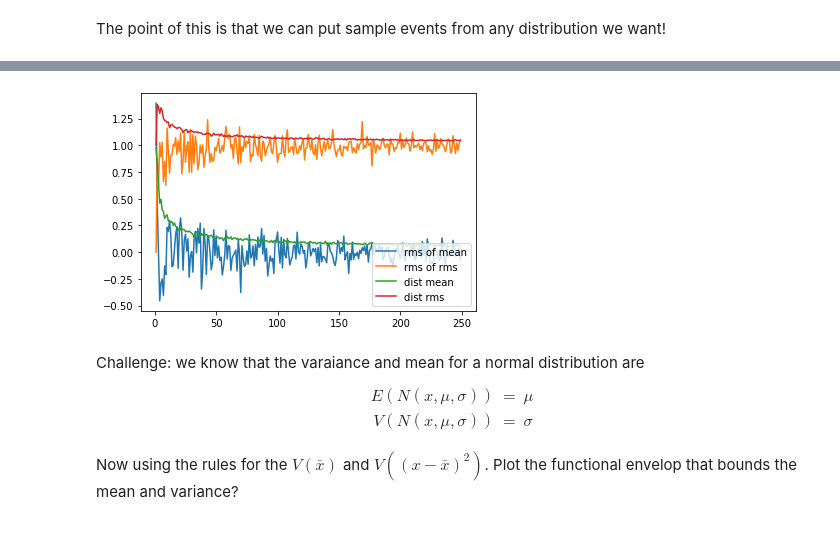
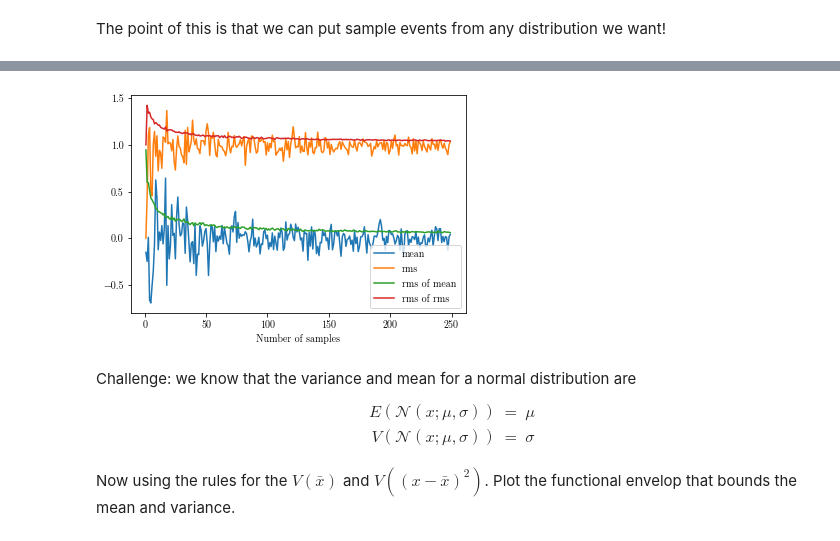
Before and after one commit to violatingcp/MIT_8.S50, a Jupyter notebook: Lecture1/Lecture_01_v1.ipynb, the cells around one changed output, grey strips where cells are left out. Drawn from its saved outputs; the diff is of its cells as text; code cells hidden in the pictures.

```diff
--- a/Lecture1/Lecture_01_v1.ipynb
+++ b/Lecture1/Lecture_01_v1.ipynb
@@ -463,9 +481,11 @@ To understand how this works, lets make some toys.
 <!--end-block-->
 # %%
 import math
-#define a function that samples a normal distribution N times and then returns mean and variance
+
+#define a function that samples a normal distribution N times and then returns mean and root mean-square rms
+#(also known as standard deviation, the square root of variance)
 def sample(iN):
-    sample  = np.random.normal (0,1,iN)
+    sample = np.random.normal(0,1,iN)
     return sample.mean(),sample.std()
 
 #This function runs 100 tests where we sample N times, we call these toys
@@ -473,48 +493,51 @@ def meansample(iN):
     ntoys=100
     allmeans=np.array([])
     allrmses=np.array([])
     for i0 in range(ntoys):
         pMean,pRMS=sample(iN)
         allmeans=np.append(allmeans,pMean)
         allrmses=np.append(allrmses,pRMS)
     return allmeans.std(),allrmses.std()
+
 nvar=[]
 mean=[]
 rms=[]
 
 distmean=[]
 distrms=[]
 
-funcrms=[]
-funcmean=[]
+# funcrms=[]
+# funcmean=[]
+
 #Now we iterate from 1 to 250 and compute mean and RMS
 for i0 in range(250):
     nvar.append(i0)
-    funcmean.append(1./math.sqrt(1+i0))
-    funcrms .append(1+1./math.sqrt(1+i0))
+#     funcmean.append(1./math.sqrt(1+i0))
+#     funcrms .append(1+1./math.sqrt(1+i0))
     #Sample just once
     pMean,pRMS=sample(i0)
     distmean.append(pMean)
     distrms.append(pRMS)
     #sample many times
     pMean,pRMS=meansample(i0)
     mean.append(pMean)
     rms.append(1+pRMS)
 
-#plt.plot(nvar,funcmean,'--',label='func rms of mean')
-#plt.plot(nvar,funcrms,'--',label='func rms of rms')
-plt.plot(nvar,distmean,label='rms of mean')
-plt.plot(nvar,distrms,label='rms of rms')
-plt.plot(nvar,mean,label='dist mean')
-plt.plot(nvar,rms,label='dist rms')
+# plt.plot(nvar,funcmean,'--',label='func rms of mean')
+# plt.plot(nvar,funcrms,'--',label='func rms of rms')
+plt.plot(nvar,distmean,label='mean')
+plt.plot(nvar,distrms,label='rms')
+plt.plot(nvar,mean,label='rms of mean')
+plt.plot(nvar,rms,label='rms of rms')
 plt.legend(loc='lower right')
+plt.xlabel("Number of samples")
 plt.show()
 # %% [output]
-[figure, old version]
+[figure, new version]
 # %% [markdown]
-Challenge: we know that the varaiance and mean for a normal distribution are
+Challenge: we know that the variance and mean for a normal distribution are
 \begin{eqnarray}
-E(N(x,\mu,\sigma)) & = & \mu \\
-V(N(x,\mu,\sigma)) & = & \sigma \\
+E(\mathcal N(x; \mu,\sigma)) & = & \mu \\
+V(\mathcal N(x; \mu,\sigma)) & = & \sigma \\
 \end{eqnarray}
-Now using the rules for the $V(\bar{x})$ and $V\left((x-\bar{x})^2\right)$. Plot the functional envelop that bounds the mean and variance?
+Now using the rules for the $V(\bar{x})$ and $V\left((x-\bar{x})^2\right)$. Plot the functional envelop that bounds the mean and variance.
```
Also changed, not shown: parts of 27 cells of this notebook.
